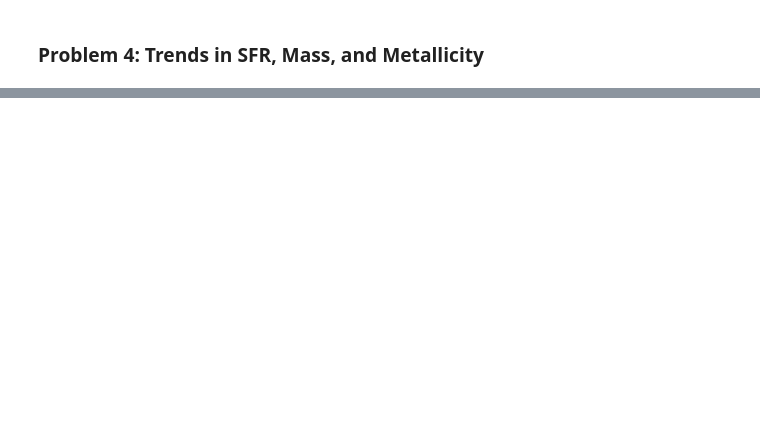
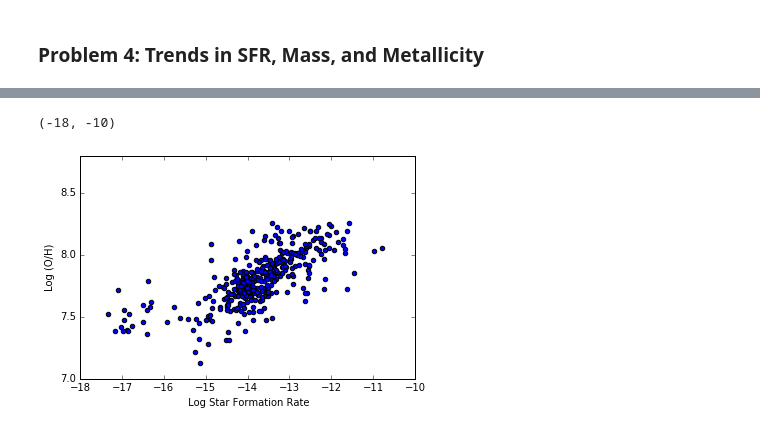
Before and after one commit to dkhatami/AY250_F16, a Jupyter notebook: PS5/PS5.ipynb, the cells around one changed output, grey strips where cells are left out. Saved outputs shown, nothing was run; the diff lists cells and outputs as text; code cells hidden in the pictures; blank space fills up the shorter version.

```diff
--- a/PS5/PS5.ipynb
+++ b/PS5/PS5.ipynb
@@ -136,0 +181,9 @@ p.ylabel("Log Mass")
+# %%
+p.scatter(sfr,mets)
+p.xlabel(" Log Star Formation Rate")
+p.ylabel("Log (O/H)")
+p.xlim(-18,-10)
+#p.ylim(6,16)
+# %% [output]
+(-18, -10)
+[figure, added]
```
Also changed, not shown: parts of 14 cells of this notebook.
